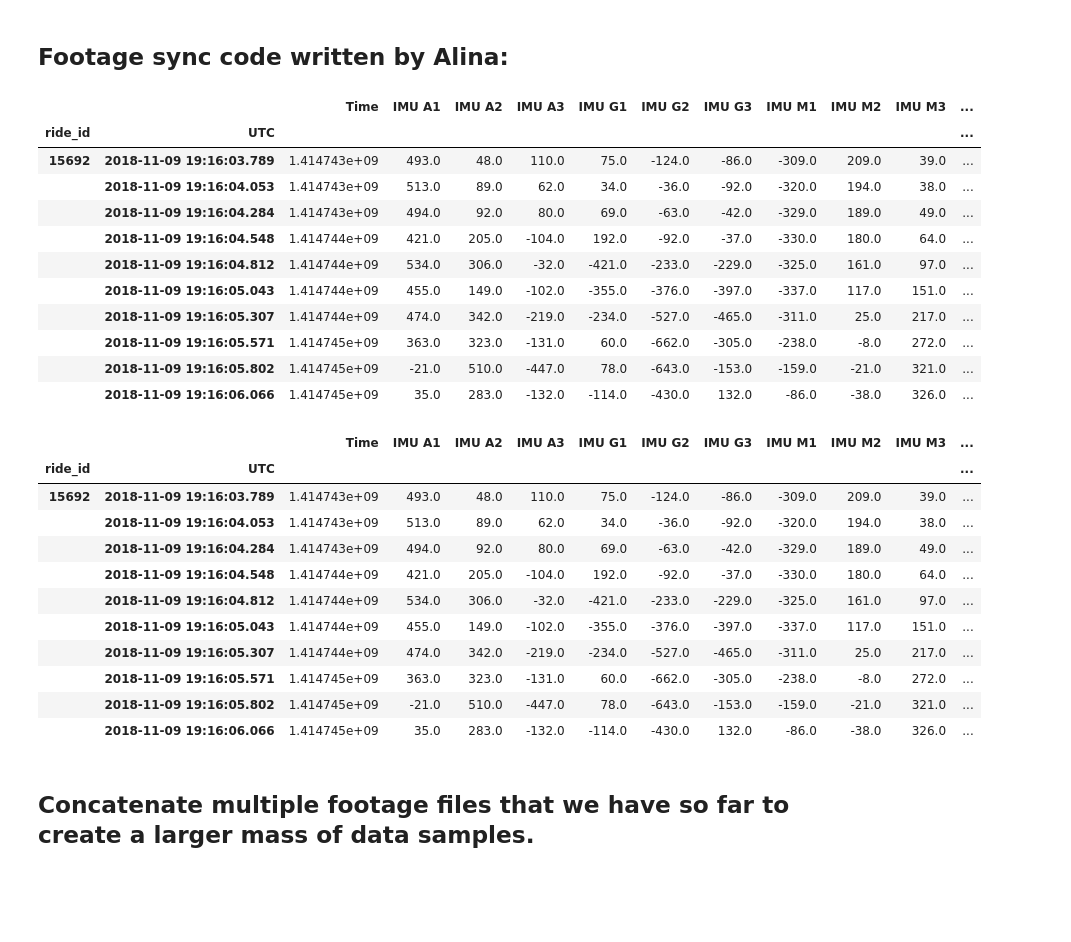
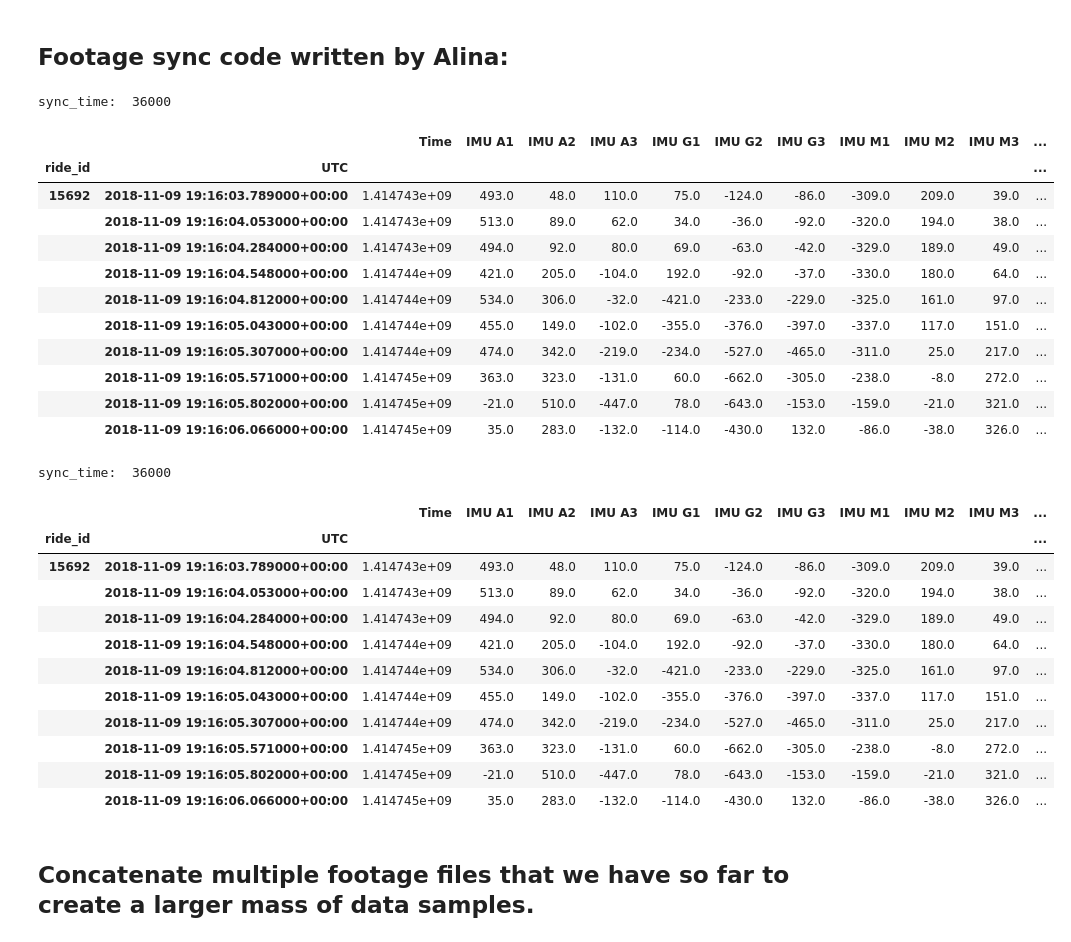
Before and after one commit to UCSD-E4E/Smartfin, a Jupyter notebook: Labelled_IMU_Data/Label_IMU_Data.ipynb, the cells around one changed output. Drawn from its saved outputs; the diff is of its cells as text; code cells hidden in the pictures; blank space fills up the shorter version.

```diff
--- a/Labelled_IMU_Data/Label_IMU_Data.ipynb
+++ b/Labelled_IMU_Data/Label_IMU_Data.ipynb
@@ -49,7 +49,7 @@ import requests
 # %%
 #Make sure the ride_id and the footage file match up:
 ride_ids = ['15692']
-footage_file = 'Footage3.txt'
+footage_file = './Labelled_Footage/Footage3.txt'
 
 
 #ride_ids = ['14827']
@@ -358,37 +394,39 @@ def label_data( footage_file = 'Footage.txt', labelling_method = 'simple', sync_
 pd.options.display.max_rows = 5000
 pd.options.display.max_columns = 5000
 # %%
-motion_df_simple = label_data(footage_file)
+motion_df_simple = label_data('../Labelled_Footage/Footage3.txt')
 motion_df_simple.head(10)
 # %% [output]
+sync_time:  36000
 |  |  | Time | IMU A1 | IMU A2 | IMU A3 | IMU G1 | IMU G2 | IMU G3 | IMU M1 | IMU M2 | IMU M3 | ... |
 | ride_id | UTC |  |  |  |  |  |  |  |  |  |  | ... |
-| 15692 | 2018-11-09 19:16:03.789 | 1.414743e+09 | 493.0 | 48.0 | 110.0 | 75.0 | -124.0 | -86.0 | -309.0 | 209.0 | 39.0 | ... |
-|  | 2018-11-09 19:16:04.053 | 1.414743e+09 | 513.0 | 89.0 | 62.0 | 34.0 | -36.0 | -92.0 | -320.0 | 194.0 | 38.0 | ... |
-|  | 2018-11-09 19:16:04.284 | 1.414743e+09 | 494.0 | 92.0 | 80.0 | 69.0 | -63.0 | -42.0 | -329.0 | 189.0 | 49.0 | ... |
-|  | 2018-11-09 19:16:04.548 | 1.414744e+09 | 421.0 | 205.0 | -104.0 | 192.0 | -92.0 | -37.0 | -330.0 | 180.0 | 64.0 | ... |
-|  | 2018-11-09 19:16:04.812 | 1.414744e+09 | 534.0 | 306.0 | -32.0 | -421.0 | -233.0 | -229.0 | -325.0 | 161.0 | 97.0 | ... |
-|  | 2018-11-09 19:16:05.043 | 1.414744e+09 | 455.0 | 149.0 | -102.0 | -355.0 | -376.0 | -397.0 | -337.0 | 117.0 | 151.0 | ... |
-|  | 2018-11-09 19:16:05.307 | 1.414744e+09 | 474.0 | 342.0 | -219.0 | -234.0 | -527.0 | -465.0 | -311.0 | 25.0 | 217.0 | ... |
-|  | 2018-11-09 19:16:05.571 | 1.414745e+09 | 363.0 | 323.0 | -131.0 | 60.0 | -662.0 | -305.0 | -238.0 | -8.0 | 272.0 | ... |
-|  | 2018-11-09 19:16:05.802 | 1.414745e+09 | -21.0 | 510.0 | -447.0 | 78.0 | -643.0 | -153.0 | -159.0 | -21.0 | 321.0 | ... |
-|  | 2018-11-09 19:16:06.066 | 1.414745e+09 | 35.0 | 283.0 | -132.0 | -114.0 | -430.0 | 132.0 | -86.0 | -38.0 | 326.0 | ... |
+| 15692 | 2018-11-09 19:16:03.789000+00:00 | 1.414743e+09 | 493.0 | 48.0 | 110.0 | 75.0 | -124.0 | -86.0 | -309.0 | 209.0 | 39.0 | ... |
+|  | 2018-11-09 19:16:04.053000+00:00 | 1.414743e+09 | 513.0 | 89.0 | 62.0 | 34.0 | -36.0 | -92.0 | -320.0 | 194.0 | 38.0 | ... |
+|  | 2018-11-09 19:16:04.284000+00:00 | 1.414743e+09 | 494.0 | 92.0 | 80.0 | 69.0 | -63.0 | -42.0 | -329.0 | 189.0 | 49.0 | ... |
+|  | 2018-11-09 19:16:04.548000+00:00 | 1.414744e+09 | 421.0 | 205.0 | -104.0 | 192.0 | -92.0 | -37.0 | -330.0 | 180.0 | 64.0 | ... |
+|  | 2018-11-09 19:16:04.812000+00:00 | 1.414744e+09 | 534.0 | 306.0 | -32.0 | -421.0 | -233.0 | -229.0 | -325.0 | 161.0 | 97.0 | ... |
+|  | 2018-11-09 19:16:05.043000+00:00 | 1.414744e+09 | 455.0 | 149.0 | -102.0 | -355.0 | -376.0 | -397.0 | -337.0 | 117.0 | 151.0 | ... |
+|  | 2018-11-09 19:16:05.307000+00:00 | 1.414744e+09 | 474.0 | 342.0 | -219.0 | -234.0 | -527.0 | -465.0 | -311.0 | 25.0 | 217.0 | ... |
+|  | 2018-11-09 19:16:05.571000+00:00 | 1.414745e+09 | 363.0 | 323.0 | -131.0 | 60.0 | -662.0 | -305.0 | -238.0 | -8.0 | 272.0 | ... |
+|  | 2018-11-09 19:16:05.802000+00:00 | 1.414745e+09 | -21.0 | 510.0 | -447.0 | 78.0 | -643.0 | -153.0 | -159.0 | -21.0 | 321.0 | ... |
+|  | 2018-11-09 19:16:06.066000+00:00 | 1.414745e+09 | 35.0 | 283.0 | -132.0 | -114.0 | -430.0 | 132.0 | -86.0 | -38.0 | 326.0 | ... |
 # %%
-motion_df_complex = label_data('Footage3.txt', 'complex')
+motion_df_complex = label_data('../Labelled_Footage/Footage3.txt', 'complex')
 motion_df_complex.head(10)
 # %% [output]
+sync_time:  36000
 |  |  | Time | IMU A1 | IMU A2 | IMU A3 | IMU G1 | IMU G2 | IMU G3 | IMU M1 | IMU M2 | IMU M3 | ... |
 | ride_id | UTC |  |  |  |  |  |  |  |  |  |  | ... |
-| 15692 | 2018-11-09 19:16:03.789 | 1.414743e+09 | 493.0 | 48.0 | 110.0 | 75.0 | -124.0 | -86.0 | -309.0 | 209.0 | 39.0 | ... |
-|  | 2018-11-09 19:16:04.053 | 1.414743e+09 | 513.0 | 89.0 | 62.0 | 34.0 | -36.0 | -92.0 | -320.0 | 194.0 | 38.0 | ... |
-|  | 2018-11-09 19:16:04.284 | 1.414743e+09 | 494.0 | 92.0 | 80.0 | 69.0 | -63.0 | -42.0 | -329.0 | 189.0 | 49.0 | ... |
-|  | 2018-11-09 19:16:04.548 | 1.414744e+09 | 421.0 | 205.0 | -104.0 | 192.0 | -92.0 | -37.0 | -330.0 | 180.0 | 64.0 | ... |
-|  | 2018-11-09 19:16:04.812 | 1.414744e+09 | 534.0 | 306.0 | -32.0 | -421.0 | -233.0 | -229.0 | -325.0 | 161.0 | 97.0 | ... |
-|  | 2018-11-09 19:16:05.043 | 1.414744e+09 | 455.0 | 149.0 | -102.0 | -355.0 | -376.0 | -397.0 | -337.0 | 117.0 | 151.0 | ... |
-|  | 2018-11-09 19:16:05.307 | 1.414744e+09 | 474.0 | 342.0 | -219.0 | -234.0 | -527.0 | -465.0 | -311.0 | 25.0 | 217.0 | ... |
-|  | 2018-11-09 19:16:05.571 | 1.414745e+09 | 363.0 | 323.0 | -131.0 | 60.0 | -662.0 | -305.0 | -238.0 | -8.0 | 272.0 | ... |
-|  | 2018-11-09 19:16:05.802 | 1.414745e+09 | -21.0 | 510.0 | -447.0 | 78.0 | -643.0 | -153.0 | -159.0 | -21.0 | 321.0 | ... |
-|  | 2018-11-09 19:16:06.066 | 1.414745e+09 | 35.0 | 283.0 | -132.0 | -114.0 | -430.0 | 132.0 | -86.0 | -38.0 | 326.0 | ... |
+| 15692 | 2018-11-09 19:16:03.789000+00:00 | 1.414743e+09 | 493.0 | 48.0 | 110.0 | 75.0 | -124.0 | -86.0 | -309.0 | 209.0 | 39.0 | ... |
+|  | 2018-11-09 19:16:04.053000+00:00 | 1.414743e+09 | 513.0 | 89.0 | 62.0 | 34.0 | -36.0 | -92.0 | -320.0 | 194.0 | 38.0 | ... |
+|  | 2018-11-09 19:16:04.284000+00:00 | 1.414743e+09 | 494.0 | 92.0 | 80.0 | 69.0 | -63.0 | -42.0 | -329.0 | 189.0 | 49.0 | ... |
+|  | 2018-11-09 19:16:04.548000+00:00 | 1.414744e+09 | 421.0 | 205.0 | -104.0 | 192.0 | -92.0 | -37.0 | -330.0 | 180.0 | 64.0 | ... |
+|  | 2018-11-09 19:16:04.812000+00:00 | 1.414744e+09 | 534.0 | 306.0 | -32.0 | -421.0 | -233.0 | -229.0 | -325.0 | 161.0 | 97.0 | ... |
+|  | 2018-11-09 19:16:05.043000+00:00 | 1.414744e+09 | 455.0 | 149.0 | -102.0 | -355.0 | -376.0 | -397.0 | -337.0 | 117.0 | 151.0 | ... |
+|  | 2018-11-09 19:16:05.307000+00:00 | 1.414744e+09 | 474.0 | 342.0 | -219.0 | -234.0 | -527.0 | -465.0 | -311.0 | 25.0 | 217.0 | ... |
+|  | 2018-11-09 19:16:05.571000+00:00 | 1.414745e+09 | 363.0 | 323.0 | -131.0 | 60.0 | -662.0 | -305.0 | -238.0 | -8.0 | 272.0 | ... |
+|  | 2018-11-09 19:16:05.802000+00:00 | 1.414745e+09 | -21.0 | 510.0 | -447.0 | 78.0 | -643.0 | -153.0 | -159.0 | -21.0 | 321.0 | ... |
+|  | 2018-11-09 19:16:06.066000+00:00 | 1.414745e+09 | 35.0 | 283.0 | -132.0 | -114.0 | -430.0 | 132.0 | -86.0 | -38.0 | 326.0 | ... |
 # %% [markdown]
 ## Concatenate multiple footage files that we have so far to create a larger mass of data samples.
 # %%
```
Also changed, not shown: parts of 15 cells of this notebook, 2 other files.
